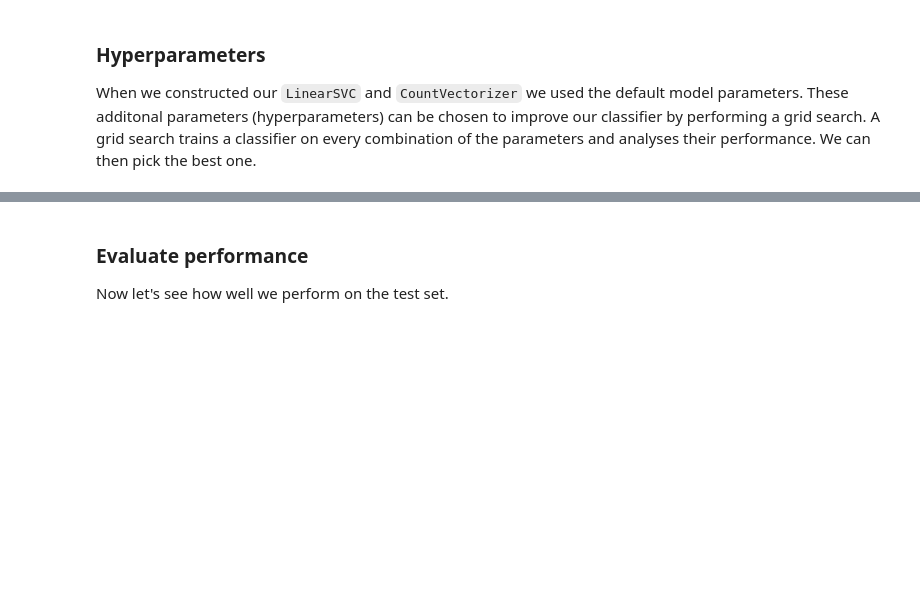
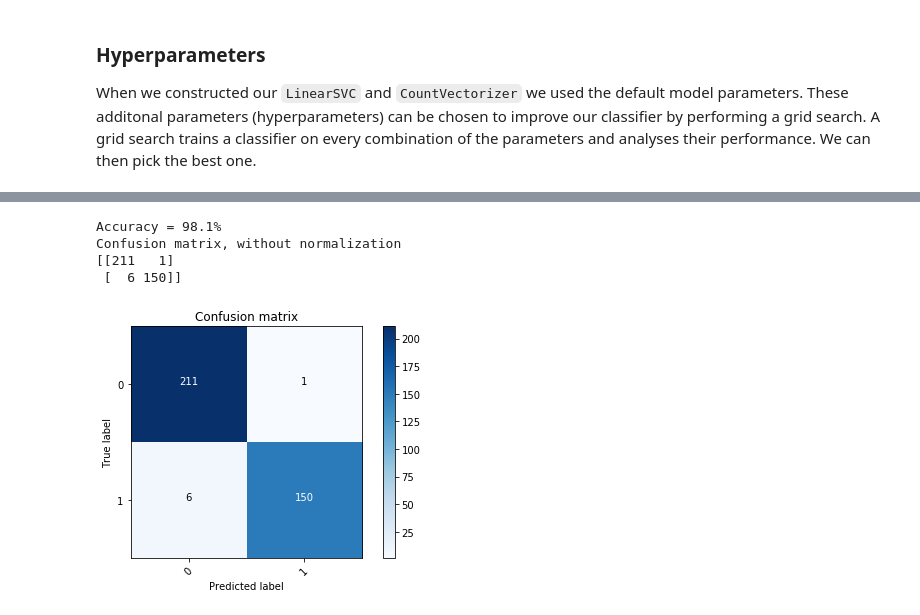
Before and after one commit to cytora/clickbait-workshop, a Jupyter notebook: tutorial.ipynb, the cells around one changed output, grey strips where cells are left out. Drawn from its saved outputs; the diff is of its cells as text; code cells hidden in the pictures; blank space fills up the shorter version.

```diff
--- a/tutorial.ipynb
+++ b/tutorial.ipynb
@@ -231,9 +387,10 @@ pipeline.predict(["French election polls show an early lead for Macron."])
 When we constructed our `LinearSVC` and `CountVectorizer` we used the default model parameters. These additonal parameters (hyperparameters) can be chosen to improve our classifier by performing a grid search. A grid search trains a classifier on every combination of the parameters and analyses their performance. We can then pick the best one.
 # %%
 steps = (
-    ('vectorizer', CountVectorizer()),
+    ('vectorizer', TfidfVectorizer()),
     ('classifier', LinearSVC())
 )
+
 pipeline = Pipeline(steps)
 # %% [markdown]
 Some parameters we can fiddle:
@@ -257,8 +428,10 @@ print(gs.best_params_)
 # %%
 pipeline = gs.best_estimator_
-# %% [markdown]
-### Evaluate performance
-
-Now let's see how well we perform on the test set.
 # %%
-predicted_label = pipeline.predict(testing.full_content)
+evaluate(pipeline, testing.full_content)
+# %% [output]
+Accuracy = 98.1%
+Confusion matrix, without normalization
+[[211   1]
+ [  6 150]]
+[figure, added]
```
Also changed, not shown: parts of 35 cells of this notebook.
